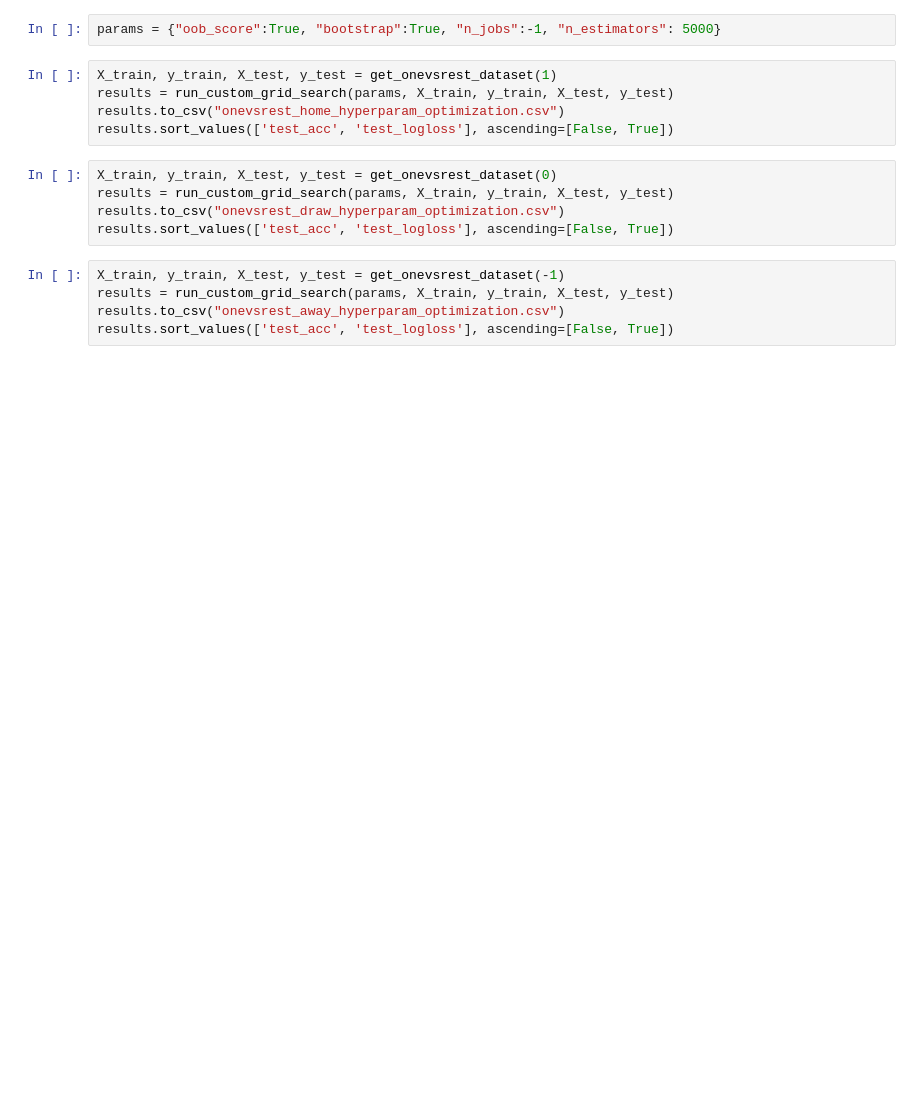
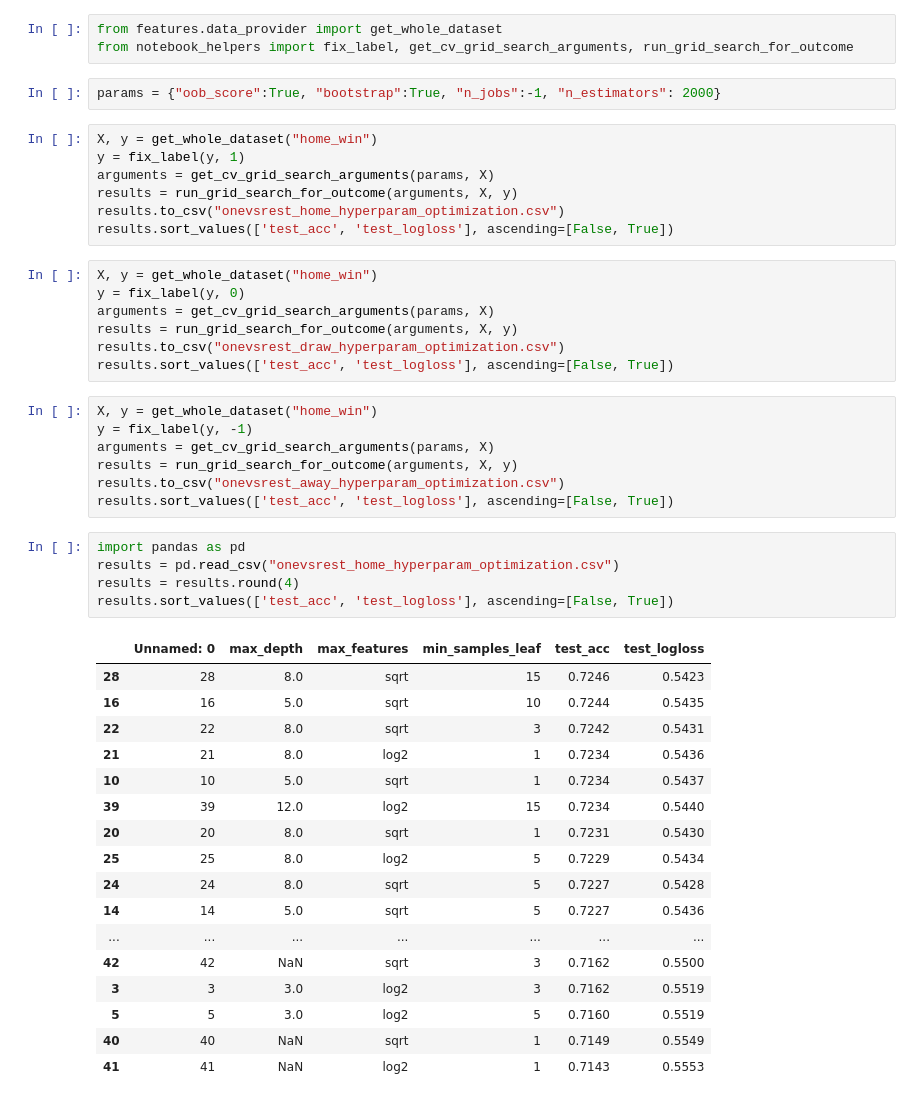
Before and after one commit to Villux/world_cup, a Jupyter notebook: one_vs_rest_model.ipynb, the cells around one changed output. Drawn from its saved outputs; the diff is of its cells as text; blank space fills up the shorter version.

```diff
--- a/one_vs_rest_model.ipynb
+++ b/one_vs_rest_model.ipynb
@@ -3,17 +1,49 @@ from notebook_helpers import get_onevsrest_dataset, run_custom_grid_search
+# %%
+from features.data_provider import get_whole_dataset
+from notebook_helpers import fix_label, get_cv_grid_search_arguments, run_grid_search_for_outcome
 # %%
-params = {"oob_score":True, "bootstrap":True, "n_jobs":-1, "n_estimators": 5000}
+params = {"oob_score":True, "bootstrap":True, "n_jobs":-1, "n_estimators": 2000}
 # %%
-X_train, y_train, X_test, y_test = get_onevsrest_dataset(1)
-results = run_custom_grid_search(params, X_train, y_train, X_test, y_test)
+X, y = get_whole_dataset("home_win")
+y = fix_label(y, 1)
+arguments = get_cv_grid_search_arguments(params, X)
+results = run_grid_search_for_outcome(arguments, X, y)
 results.to_csv("onevsrest_home_hyperparam_optimization.csv")
 results.sort_values(['test_acc', 'test_logloss'], ascending=[False, True])
 # %%
-X_train, y_train, X_test, y_test = get_onevsrest_dataset(0)
-results = run_custom_grid_search(params, X_train, y_train, X_test, y_test)
+X, y = get_whole_dataset("home_win")
+y = fix_label(y, 0)
+arguments = get_cv_grid_search_arguments(params, X)
+results = run_grid_search_for_outcome(arguments, X, y)
 results.to_csv("onevsrest_draw_hyperparam_optimization.csv")
 results.sort_values(['test_acc', 'test_logloss'], ascending=[False, True])
 # %%
-X_train, y_train, X_test, y_test = get_onevsrest_dataset(-1)
-results = run_custom_grid_search(params, X_train, y_train, X_test, y_test)
+X, y = get_whole_dataset("home_win")
+y = fix_label(y, -1)
+arguments = get_cv_grid_search_arguments(params, X)
+results = run_grid_search_for_outcome(arguments, X, y)
 results.to_csv("onevsrest_away_hyperparam_optimization.csv")
 results.sort_values(['test_acc', 'test_logloss'], ascending=[False, True])
+# %%
+import pandas as pd
+results = pd.read_csv("onevsrest_home_hyperparam_optimization.csv")
+results = results.round(4)
+results.sort_values(['test_acc', 'test_logloss'], ascending=[False, True])
+# %% [output]
+|  | Unnamed: 0 | max_depth | max_features | min_samples_leaf | test_acc | test_logloss |
+| 28 | 28 | 8.0 | sqrt | 15 | 0.7246 | 0.5423 |
+| 16 | 16 | 5.0 | sqrt | 10 | 0.7244 | 0.5435 |
+| 22 | 22 | 8.0 | sqrt | 3 | 0.7242 | 0.5431 |
+| 21 | 21 | 8.0 | log2 | 1 | 0.7234 | 0.5436 |
+| 10 | 10 | 5.0 | sqrt | 1 | 0.7234 | 0.5437 |
+| 39 | 39 | 12.0 | log2 | 15 | 0.7234 | 0.5440 |
+| 20 | 20 | 8.0 | sqrt | 1 | 0.7231 | 0.5430 |
+| 25 | 25 | 8.0 | log2 | 5 | 0.7229 | 0.5434 |
+| 24 | 24 | 8.0 | sqrt | 5 | 0.7227 | 0.5428 |
+| 14 | 14 | 5.0 | sqrt | 5 | 0.7227 | 0.5436 |
+| ... | ... | ... | ... | ... | ... | ... |
+| 42 | 42 | NaN | sqrt | 3 | 0.7162 | 0.5500 |
+| 3 | 3 | 3.0 | log2 | 3 | 0.7162 | 0.5519 |
+| 5 | 5 | 3.0 | log2 | 5 | 0.7160 | 0.5519 |
+| 40 | 40 | NaN | sqrt | 1 | 0.7149 | 0.5549 |
+| 41 | 41 | NaN | log2 | 1 | 0.7143 | 0.5553 |
```
Also changed, not shown: parts of 3 cells of this notebook, 2 other files.
